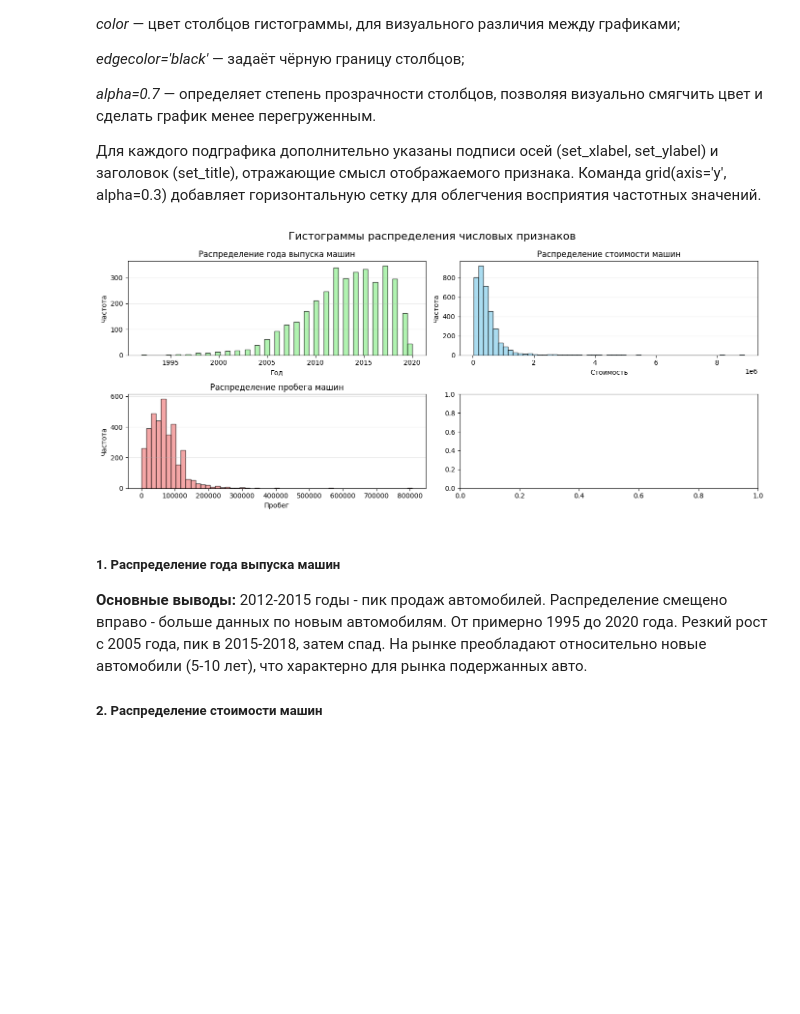
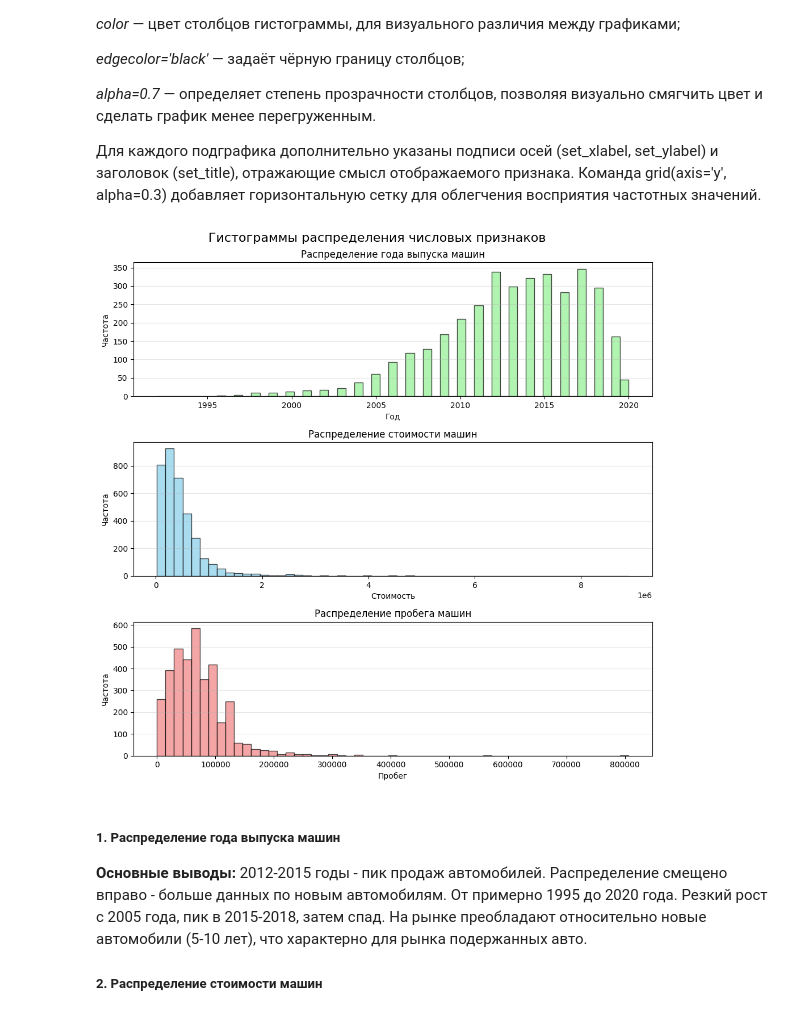
Before and after one commit to witcher770/sem_5_data_analiz, a Jupyter notebook: ЛР2_Уряшов_14.ipynb, the cells around one changed output. Cells and saved outputs as stored; diff of their text form; code cells hidden in the pictures; blank space fills up the shorter version.

```diff
--- a/ЛР2_Уряшов_14.ipynb
+++ b/ЛР2_Уряшов_14.ipynb
@@ -27,7 +27,7 @@
 # %%
 # импорт библиотек, чтение файла с помощью pandas
 import pandas as pd
-df = pd.read_csv('C:\\Users\\Максим\\Desktop\\учеба вуз\\auto2.csv', sep=',') # чтение таблицы
+df = pd.read_csv('C:\\Users\\Максим\\Desktop\\учеба вуз\\АД\\auto2.csv', sep=',') # чтение таблицы
 # %%
 pd.set_option('display.float_format', '{:.2f}'.format)
 # %% [markdown]
@@ -302,31 +313,31 @@ Manual (красные) - доминируют на графике, разбро
 
 Для каждого подграфика дополнительно указаны подписи осей (set_xlabel, set_ylabel) и заголовок (set_title), отражающие смысл отображаемого признака. Команда grid(axis='y', alpha=0.3) добавляет горизонтальную сетку для облегчения восприятия частотных значений.
 # %%
-fig, axes = plt.subplots(2, 2, figsize=(14, 6))
+fig, axes = plt.subplots(3, 1, figsize=(10, 10))
 fig.suptitle('Гистограммы распределения числовых признаков', fontsize=16)
 
-axes[0, 0].hist(df['Year'], bins=55, color='lightgreen', edgecolor='black', alpha=0.7)
-axes[0, 0].set_xlabel('Год')
-axes[0, 0].set_ylabel('Частота')
-axes[0, 0].set_title('Распределение года выпуска машин')
-axes[0, 0].grid(axis='y', alpha=0.3)
+axes[0].hist(df['Year'], bins=55, color='lightgreen', edgecolor='black', alpha=0.7)
+axes[0].set_xlabel('Год')
+axes[0].set_ylabel('Частота')
+axes[0].set_title('Распределение года выпуска машин')
+axes[0].grid(axis='y', alpha=0.3)
 
-axes[0, 1].hist(df['Selling_Price'], bins=55, color='skyblue', edgecolor='black', alpha=0.7)
-axes[0, 1].set_xlabel('Стоимость')
-axes[0, 1].set_ylabel('Частота')
-axes[0, 1].set_title('Распределение стоимости машин')
-axes[0, 1].grid(axis='y', alpha=0.3)
+axes[1].hist(df['Selling_Price'], bins=55, color='skyblue', edgecolor='black', alpha=0.7)
+axes[1].set_xlabel('Стоимость')
+axes[1].set_ylabel('Частота')
+axes[1].set_title('Распределение стоимости машин')
+axes[1].grid(axis='y', alpha=0.3)
 
-axes[1, 0].hist(df['Total_Run'], bins=55, color='lightcoral', edgecolor='black', alpha=0.7)
-axes[1, 0].set_xlabel('Пробег')
-axes[1, 0].set_ylabel('Частота')
-axes[1, 0].set_title('Распределение пробега машин')
-axes[1, 0].grid(axis='y', alpha=0.3)
+axes[2].hist(df['Total_Run'], bins=55, color='lightcoral', edgecolor='black', alpha=0.7)
+axes[2].set_xlabel('Пробег')
+axes[2].set_ylabel('Частота')
+axes[2].set_title('Распределение пробега машин')
+axes[2].grid(axis='y', alpha=0.3)
 
 plt.tight_layout()
 plt.show()
 # %% [output]
-[figure, old version]
+[figure, new version]
 # %% [markdown]
 ##### 1. Распределение года выпуска машин
 
```
Also changed, not shown: parts of 5 cells of this notebook.
